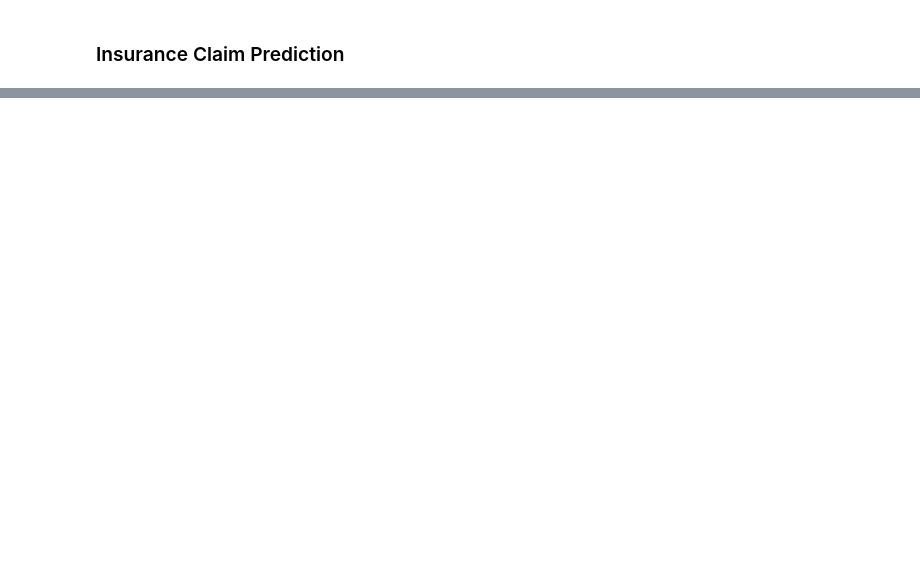
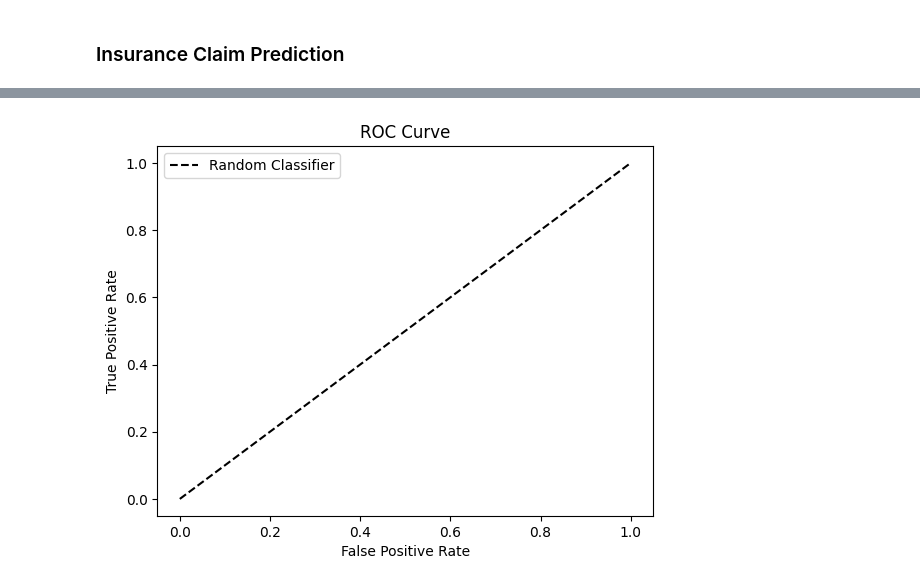
Before and after one commit to Obakeng-Amos/Building-Insurance-Claim-Prediction, a Jupyter notebook: insurance_claim_prediction.ipynb, the cells around one changed output, grey strips where cells are left out. Cells and saved outputs as stored; diff of their text form; code cells hidden in the pictures; blank space fills up the shorter version.

```diff
--- a/insurance_claim_prediction.ipynb
+++ b/insurance_claim_prediction.ipynb
@@ -13,0 +134,11 @@ ModuleNotFoundError: No module named 'sklearn'
+# %%
+# Plotting the ROC curve
+plt.plot([0, 1], [0, 1], 'k--', label='Random Classifier')
+plt.xlabel('False Positive Rate')
+plt.ylabel('True Positive Rate')
+plt.title('ROC Curve')
+plt.legend(loc='best')
+plt.savefig('roc_curve.png')
+plt.show()
+# %% [output]
+[figure, added]
```
Also changed, not shown: parts of 13 cells of this notebook.
